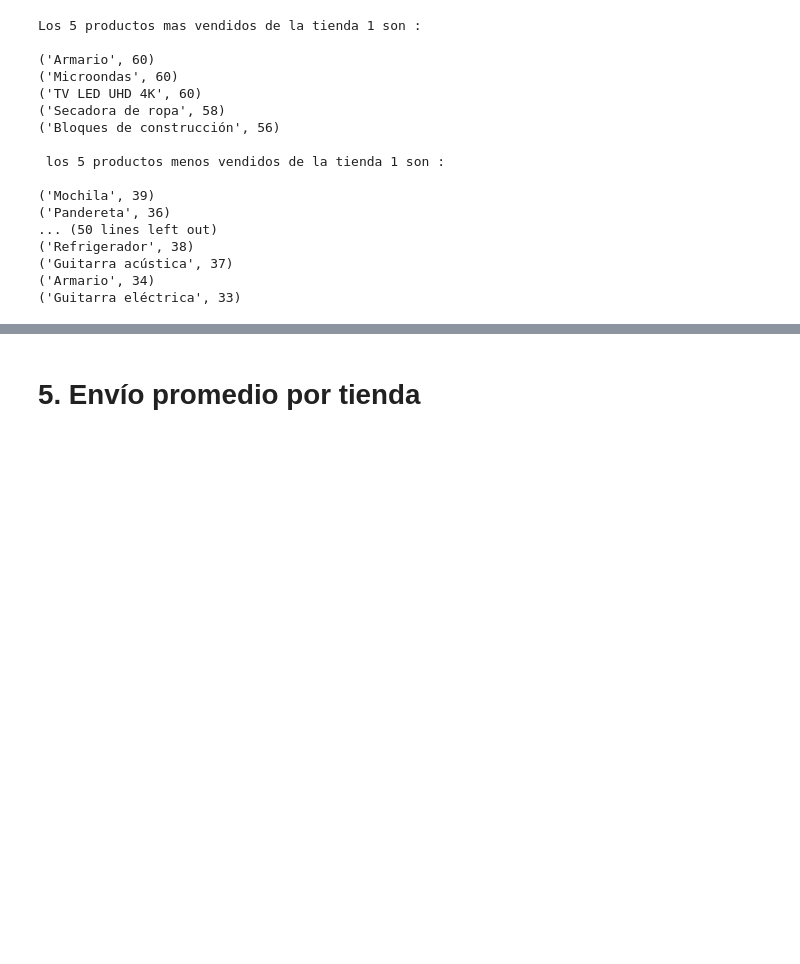
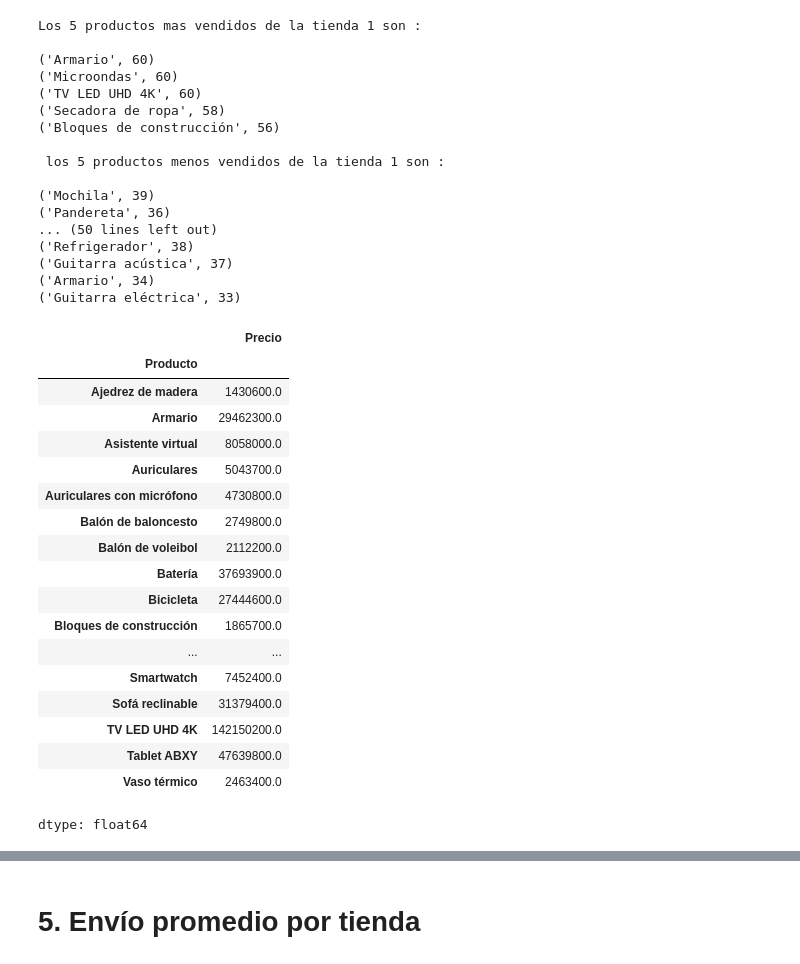
Before and after one commit to veterydaisy/AluraStore, a Jupyter notebook: AluraStoreLatam.ipynb, the cells around one changed output, grey strips where cells are left out. Saved outputs shown, nothing was run; the diff lists cells and outputs as text; code cells hidden in the pictures; blank space fills up the shorter version.

Commit message:
Se creó con Colab. se obtuvo el valor de los productos

```diff
--- a/AluraStoreLatam.ipynb
+++ b/AluraStoreLatam.ipynb
@@ -357,0 +356,24 @@ Los 5 productos mas vendidos de la tienda 1 son :
+# %%
+#valor por producto tienda 1
+precios_tienda_1 = tienda.groupby('Producto')['Precio'].sum()
+precios_tienda_1
+# %% [output]
+|  | Precio |
+| Producto |  |
+| Ajedrez de madera | 1430600.0 |
+| Armario | 29462300.0 |
+| Asistente virtual | 8058000.0 |
+| Auriculares | 5043700.0 |
+| Auriculares con micrófono | 4730800.0 |
+| Balón de baloncesto | 2749800.0 |
+| Balón de voleibol | 2112200.0 |
+| Batería | 37693900.0 |
+| Bicicleta | 27444600.0 |
+| Bloques de construcción | 1865700.0 |
+| ... | ... |
+| Smartwatch | 7452400.0 |
+| Sofá reclinable | 31379400.0 |
+| TV LED UHD 4K | 142150200.0 |
+| Tablet ABXY | 47639800.0 |
+| Vaso térmico | 2463400.0 |
+dtype: float64
```
Also changed, not shown: parts of 8 cells of this notebook.
